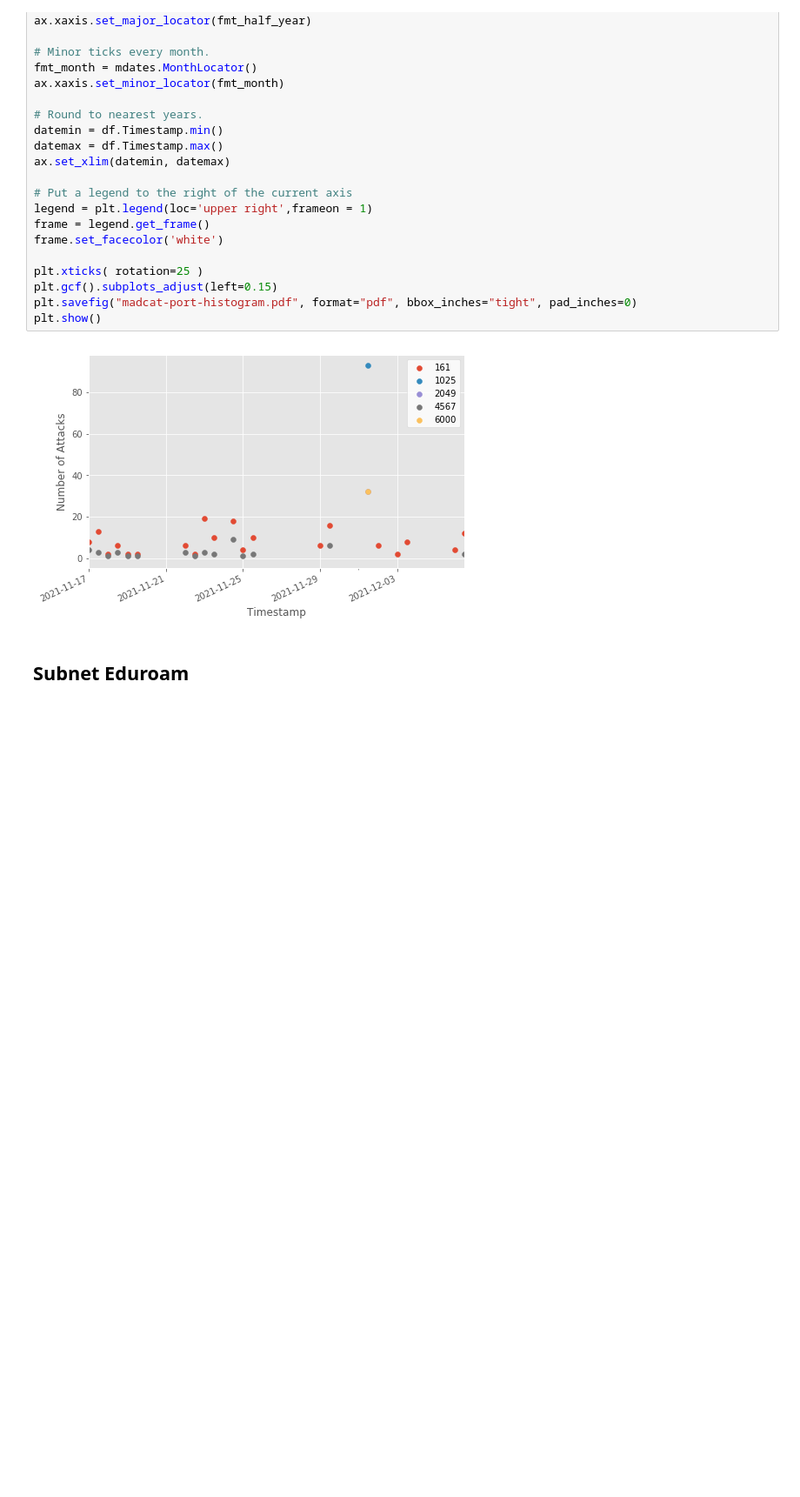
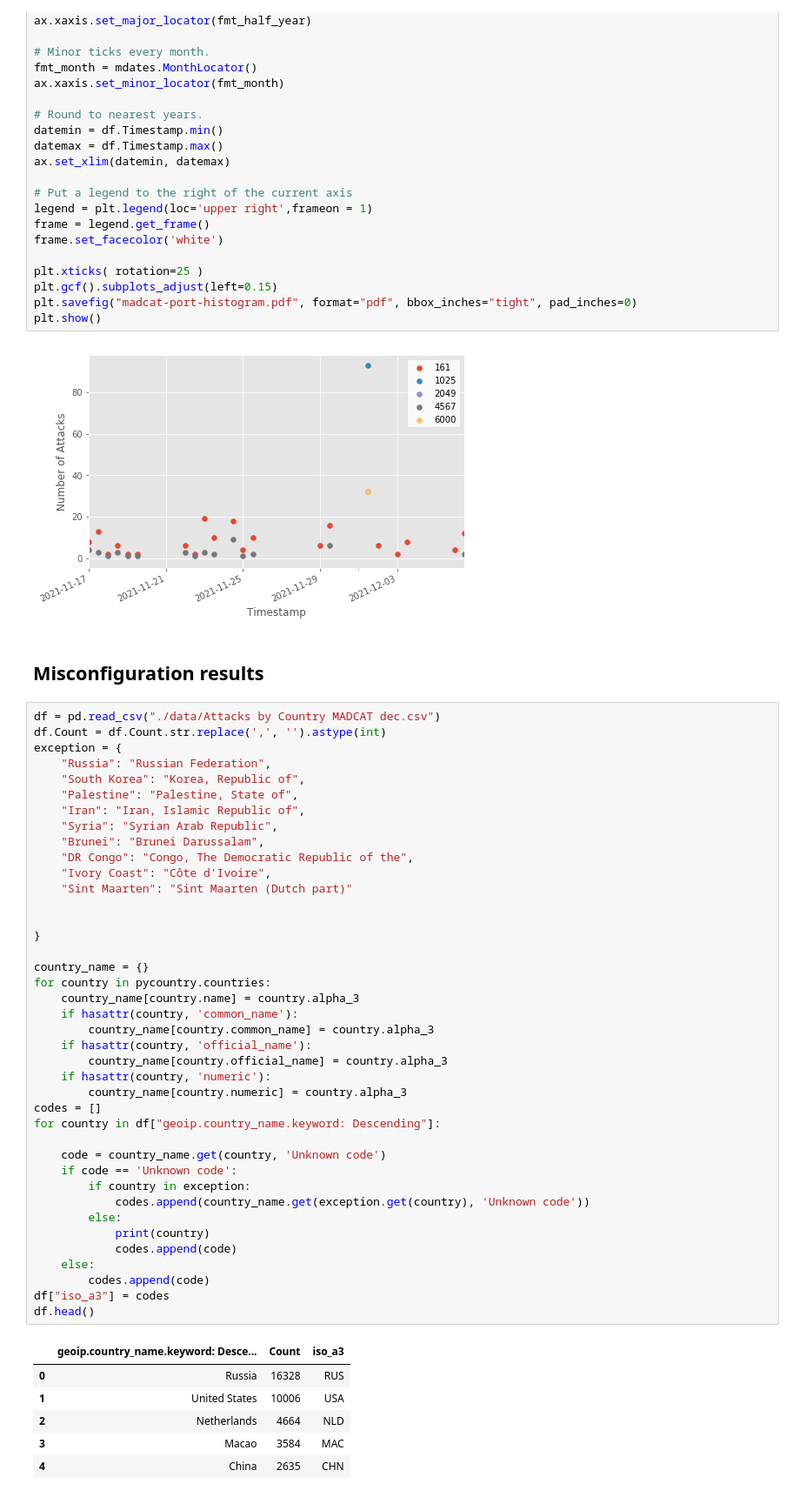
Before and after one commit to stefanDeveloper/master-thesis, a Jupyter notebook: plots/data-visualization-madcat.ipynb, the cells around one changed output. Shown: that part at 87% size. Drawn from its saved outputs; the diff is of its cells as text; blank space fills up the shorter version.

```diff
--- a/plots/data-visualization-madcat.ipynb
+++ b/plots/data-visualization-madcat.ipynb
@@ -270,5 +270,52 @@ plt.savefig("madcat-port-histogram.pdf", format="pdf", bbox_inches="tight", pad_
 plt.show()
 # %% [output]
 [figure]
-# %% [markdown]
-## Subnet Eduroam
+# %% [markdown]
+## Misconfiguration results
+# %%
+df = pd.read_csv("./data/Attacks by Country MADCAT dec.csv")
+df.Count = df.Count.str.replace(',', '').astype(int)
+exception = {
+    "Russia": "Russian Federation",
+    "South Korea": "Korea, Republic of",
+    "Palestine": "Palestine, State of",
+    "Iran": "Iran, Islamic Republic of",
+    "Syria": "Syrian Arab Republic",
+    "Brunei": "Brunei Darussalam",
+    "DR Congo": "Congo, The Democratic Republic of the",
+    "Ivory Coast": "Côte d'Ivoire",
+    "Sint Maarten": "Sint Maarten (Dutch part)"
+
+
+}
+
+country_name = {}
+for country in pycountry.countries:
+    country_name[country.name] = country.alpha_3
+    if hasattr(country, 'common_name'):
+        country_name[country.common_name] = country.alpha_3
+    if hasattr(country, 'official_name'):
+        country_name[country.official_name] = country.alpha_3
+    if hasattr(country, 'numeric'):
+        country_name[country.numeric] = country.alpha_3
+codes = []
+for country in df["geoip.country_name.keyword: Descending"]:
+
+    code = country_name.get(country, 'Unknown code')
+    if code == 'Unknown code':
+        if country in exception:
+            codes.append(country_name.get(exception.get(country), 'Unknown code'))
+        else:
+            print(country)
+            codes.append(code)
+    else:
+        codes.append(code)
+df["iso_a3"] = codes
+df.head()
+# %% [output]
+|  | geoip.country_name.keyword: Desce... | Count | iso_a3 |
+| 0 | Russia | 16328 | RUS |
+| 1 | United States | 10006 | USA |
+| 2 | Netherlands | 4664 | NLD |
+| 3 | Macao | 3584 | MAC |
+| 4 | China | 2635 | CHN |
```
Also changed, not shown: parts of 4 cells of this notebook, 12 other files.
